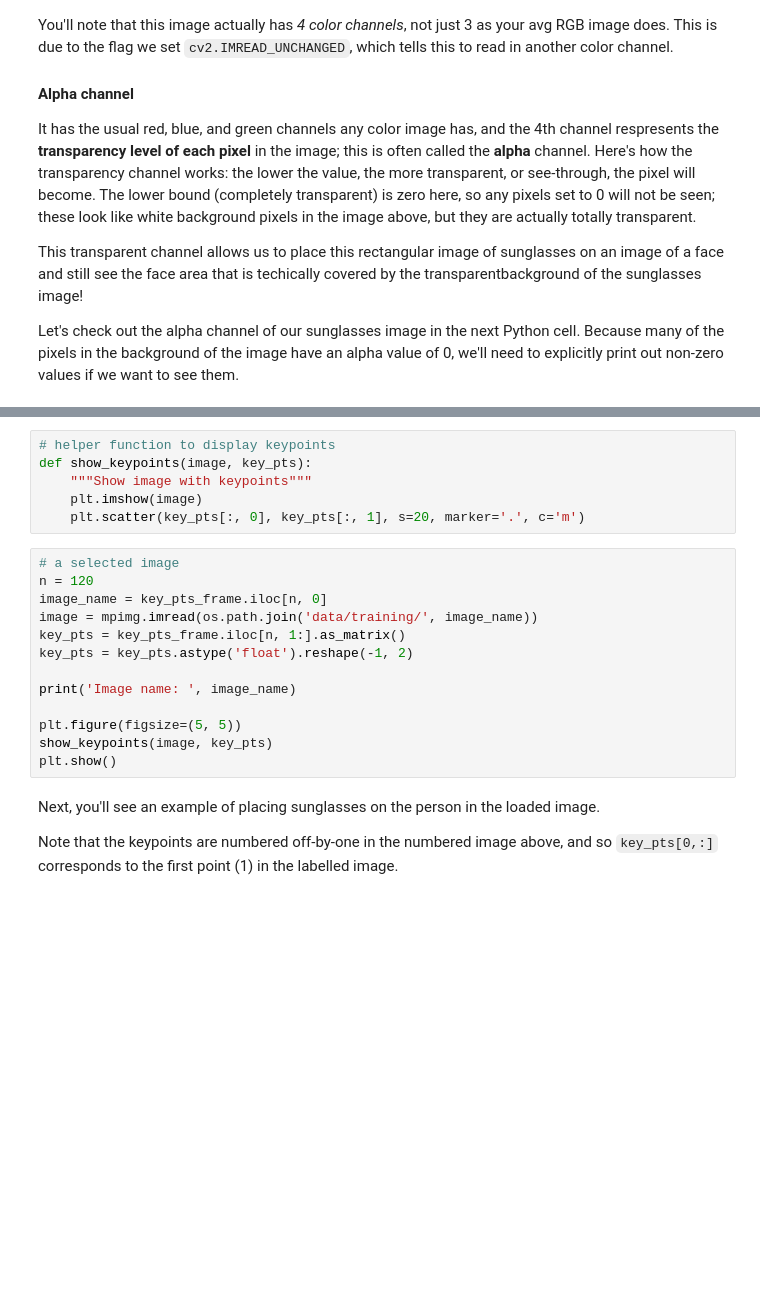
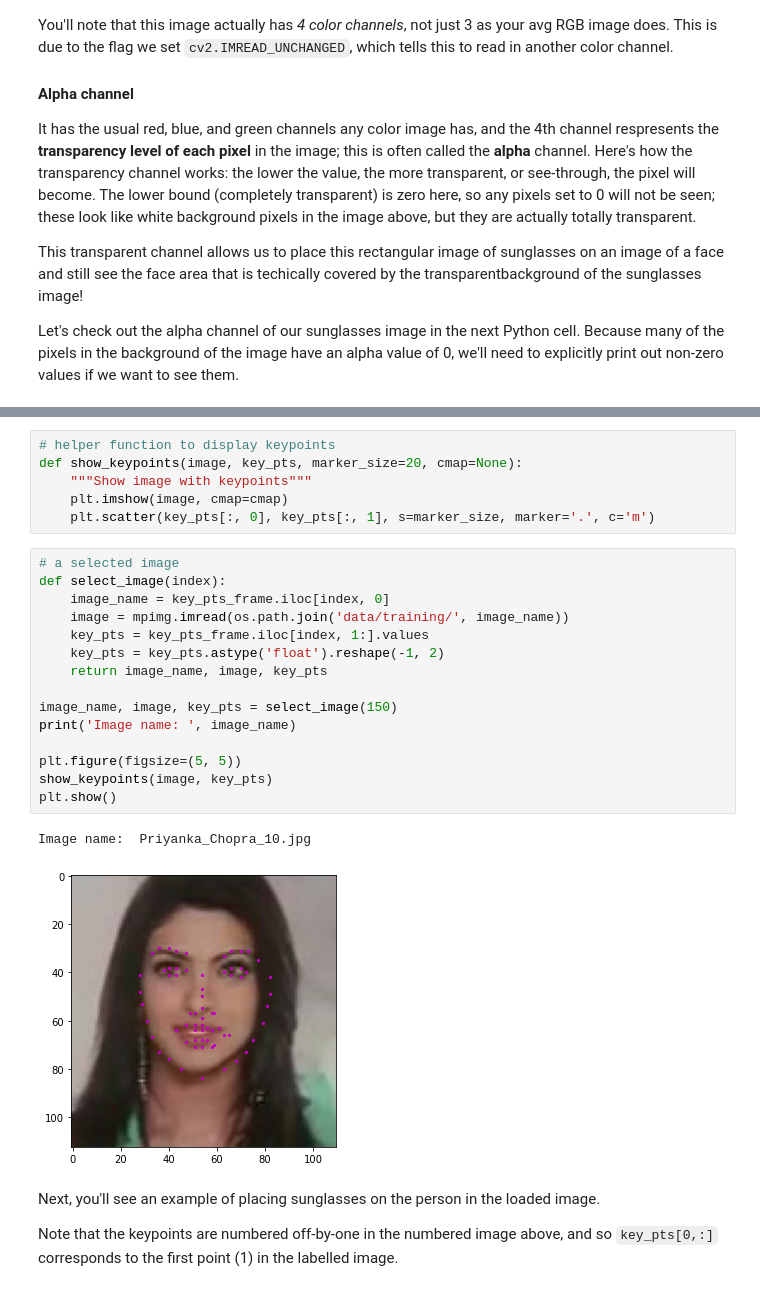
Before and after one commit to kmjawadurrahman/facial-keypoints-detection, a Jupyter notebook: 4. Fun with Keypoints.ipynb, the cells around one changed output, grey strips where cells are left out. Drawn from its saved outputs; the diff is of its cells as text; blank space fills up the shorter version.

```diff
--- a/4. Fun with Keypoints.ipynb
+++ b/4. Fun with Keypoints.ipynb
@@ -70,22 +82,27 @@ print('Number of images: ', key_pts_frame.shape[0])
 # %%
 # helper function to display keypoints
-def show_keypoints(image, key_pts):
+def show_keypoints(image, key_pts, marker_size=20, cmap=None):
     """Show image with keypoints"""
-    plt.imshow(image)
-    plt.scatter(key_pts[:, 0], key_pts[:, 1], s=20, marker='.', c='m')
+    plt.imshow(image, cmap=cmap)
+    plt.scatter(key_pts[:, 0], key_pts[:, 1], s=marker_size, marker='.', c='m')
 # %%
 # a selected image
-n = 120
-image_name = key_pts_frame.iloc[n, 0]
-image = mpimg.imread(os.path.join('data/training/', image_name))
-key_pts = key_pts_frame.iloc[n, 1:].as_matrix()
-key_pts = key_pts.astype('float').reshape(-1, 2)
+def select_image(index):
+    image_name = key_pts_frame.iloc[index, 0]
+    image = mpimg.imread(os.path.join('data/training/', image_name))
+    key_pts = key_pts_frame.iloc[index, 1:].values
+    key_pts = key_pts.astype('float').reshape(-1, 2)
+    return image_name, image, key_pts
 
+image_name, image, key_pts = select_image(150)
 print('Image name: ', image_name)
 
 plt.figure(figsize=(5, 5))
 show_keypoints(image, key_pts)
 plt.show()
+# %% [output]
+Image name:  Priyanka_Chopra_10.jpg
+[figure, added]
 # %% [markdown]
 Next, you'll see an example of placing sunglasses on the person in the loaded image.
 
```
Also changed, not shown: parts of 24 cells of this notebook, 2 other files.
